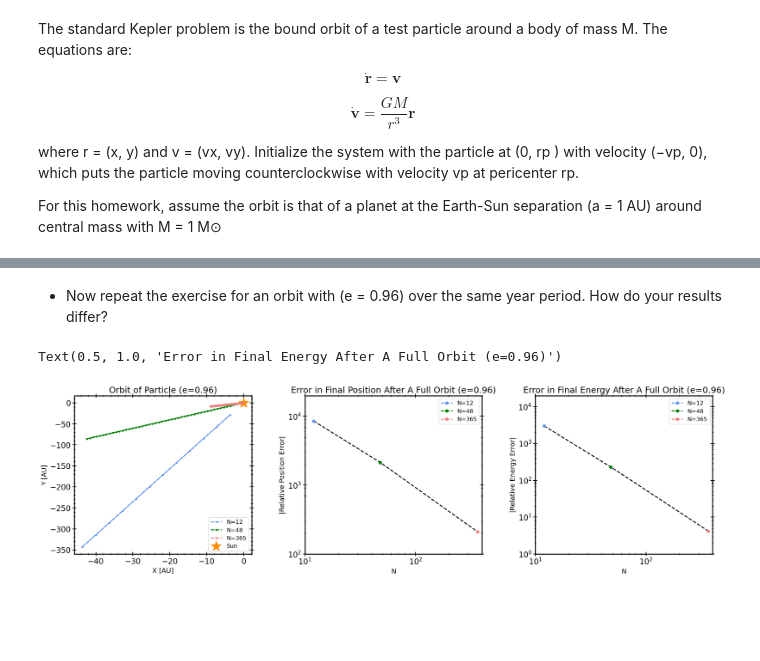
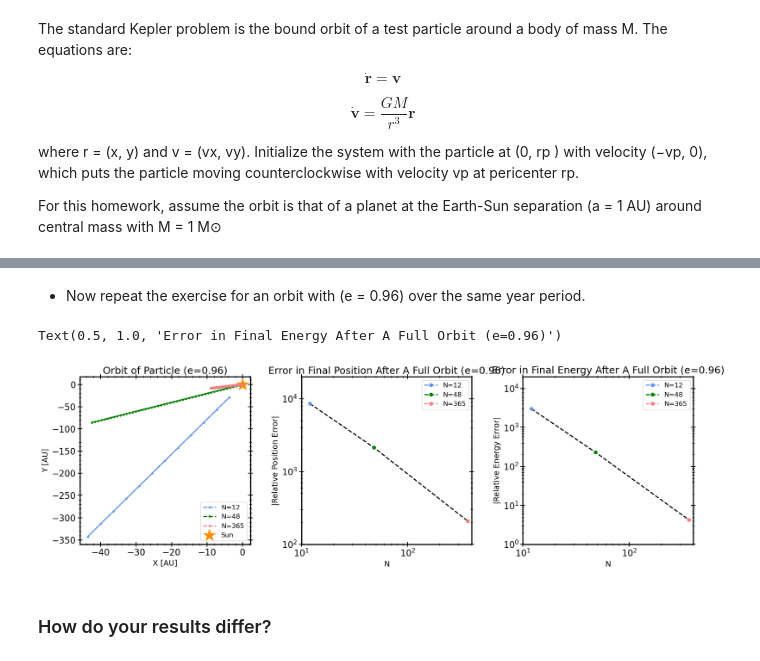
Before and after one commit to carlosajurado/AST384C-Computational-Astrophysics, a Jupyter notebook: HW2.ipynb, the cells around one changed output, grey strips where cells are left out. Saved outputs shown, nothing was run; the diff lists cells and outputs as text; code cells hidden in the pictures; blank space fills up the shorter version.

```diff
--- a/HW2.ipynb
+++ b/HW2.ipynb
@@ -99,6 +97,7 @@ class KeplerOrbit:
         self.GM = GM
         self.state_history = [self.state]
         self.time_array = []
+        self.energy = []
 
 
     def specific_energy(self):
@@ -234,6 +233,7 @@ class KeplerOrbit:
                 self.state = state_2half #save new state
                 self.state_history.append(self.state.copy()) #Append current state to state history
                 self.time_array.append(dt)
+                self.energy.append(self.specific_energy())
                 dt = dt_est #Set timestep to the estimated timestep
 
             else: #reject current timestep
@@ -364,6 +368,5 @@ Text(0.5, 1.0, 'Error in Energy After A Full Orbit')
 # %% [markdown]
-- Now repeat the exercise for an orbit with (e = 0.96) over the same year period. How do
-your results differ?
+- Now repeat the exercise for an orbit with (e = 0.96) over the same year period.
 # %%
 
 #Initial Condtion Setup
@@ -404,7 +407,7 @@ energy_err_ellip = {}
 for N in N_values:
     energy_err_ellip[N] = np.abs(energy_histories_ellip[N]/intial_energy_ellip - 1)
 # %%
-fig, axs = plt.subplots(1, 3, figsize=(24, 6))
+fig, axs = plt.subplots(1, 3, figsize=(20, 5.5))
 plt.subplots_adjust(wspace=0.3, hspace=0.3)
 
 
@@ -429,31 +432,33 @@ axs[1].loglog(N_values, [positional_err_ellip[12], positional_err_ellip[48], pos
 axs[1].loglog(N_values[0], positional_err_ellip[12], color='cornflowerblue', marker='o', label='N=12', linestyle = '--')
 axs[1].loglog(N_values[1], positional_err_ellip[48], color='green', marker='o', label='N=48', linestyle = '--')
 axs[1].loglog(N_values[2], positional_err_ellip[365], color='lightcoral', marker='o', label='N=365', linestyle = '--')
 axs[1].legend(ncol=1, loc='upper right')
 
 axs[1].set_xlabel('N')
 axs[1].set_xlim(10**1, 4 * 10**2)
 axs[1].set_ylabel('|Relative Position Error|')
 axs[1].set_ylim(10**2, 2* 10**4)
 axs[1].set_title("Error in Final Position After A Full Orbit (e=0.96)")
 
 
 
 
 
 
 
 axs[2].loglog(N_values, [energy_err_ellip[12], energy_err_ellip[48], energy_err_ellip[365]], color='black', linestyle = '--')
 axs[2].loglog(N_values[0], energy_err_ellip[12], color='cornflowerblue', marker='o', label='N=12', linestyle = '--')
 axs[2].loglog(N_values[1], energy_err_ellip[48], color='green', marker='o', label='N=48', linestyle = '--')
 axs[2].loglog(N_values[2], energy_err_ellip[365], color='lightcoral', marker='o', label='N=365', linestyle = '--')
 axs[2].legend(ncol=1, loc='upper right')
 
 axs[2].set_xlabel('N')
 axs[2].set_xlim(10**1, 4 * 10**2)
 axs[2].set_ylabel('|Relative Energy Error|')
 axs[2].set_ylim(10**0, 2* 10**4)
 axs[2].set_title("Error in Final Energy After A Full Orbit (e=0.96)")
 # %% [output]
 Text(0.5, 1.0, 'Error in Final Energy After A Full Orbit (e=0.96)')
-[figure, old version]
+[figure, new version]
+# %% [markdown]
+### How do your results differ?
```
Also changed, not shown: parts of 14 cells of this notebook.
